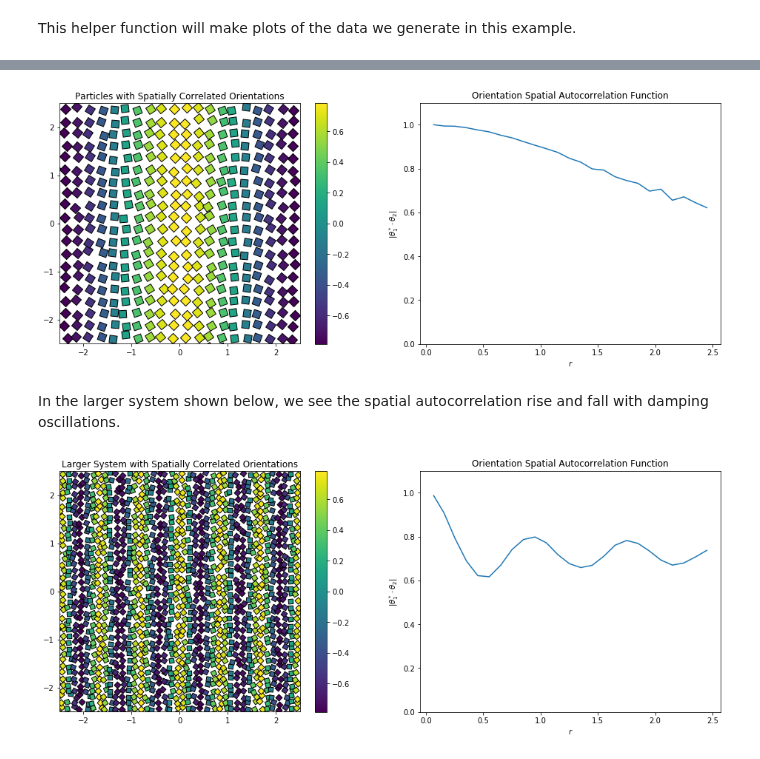
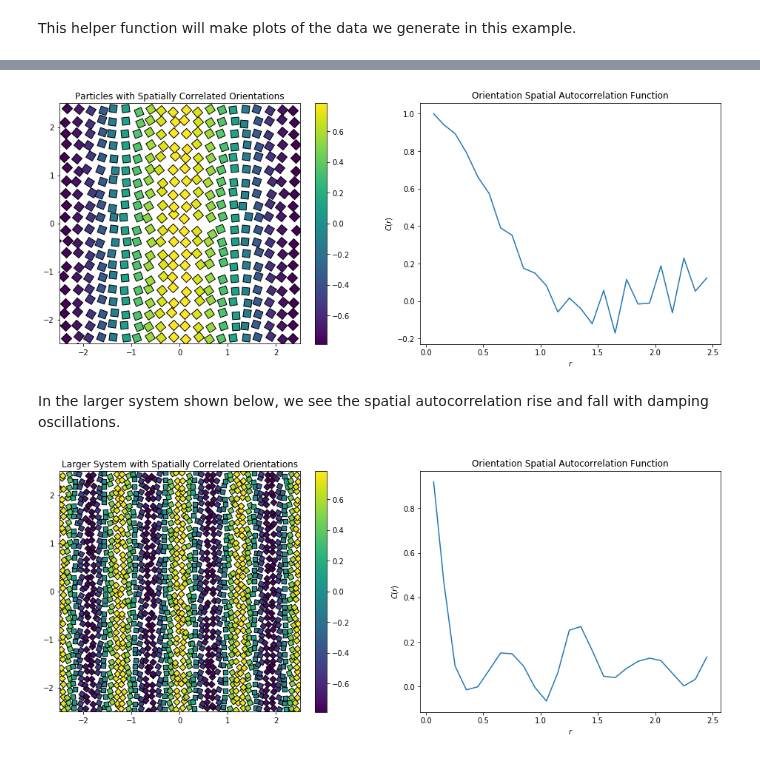
Before and after one commit to glotzerlab/freud-examples, a Jupyter notebook: Density-ComplexCF-Orientation.ipynb, the cells around one changed output, grey strips where cells are left out. Saved outputs shown, nothing was run; the diff lists cells and outputs as text; code cells hidden in the pictures.

```diff
--- a/Density-ComplexCF-Orientation.ipynb
+++ b/Density-ComplexCF-Orientation.ipynb
@@ -21,10 +21,9 @@ def plot_data(title, points, angles, values, box, ccf, s=200):
     plt.colorbar()
     plt.subplot(122)
     plt.title('Orientation Spatial Autocorrelation Function')
-    plt.plot(ccf.R, np.abs(ccf.RDF))
+    plt.plot(ccf.R, np.real(ccf.RDF))
     plt.xlabel(r'$r$')
-    plt.ylabel(r'$\left|\theta_1^* \cdot \theta_2\right|$')
-    plt.ylim((0, 1.1))
+    plt.ylabel(r'$C(r)$')
     plt.show()
 # %% [markdown]
 First, let's generate a 2D structure with perfect orientational order and slight positional disorder (the particles are not perfectly on a grid, but they are perfectly aligned). The color of the particles corresponds to their angle of rotation, so all the particles will be the same color to begin with.
@@ -80,7 +83,7 @@ The plot below shows what happens when we intentionally introduce a correlation
 # %%
 # Use angles that vary spatially in a pattern
 angles = np.pi/4 * np.cos(2*np.pi*points[:, 0]/box.Lx)
-values = np.array(np.exp(angles * 1j))
+values = np.exp(angles * 4j)
 
 # Recompute the correlation functions
 ccf.compute(box, points, np.conj(values), points, values)
@@ -88,22 +91,22 @@ ccf.compute(box, points, np.conj(values), points, values)
 plot_data('Particles with Spatially Correlated Orientations',
           points, angles, values, box, ccf)
 # %% [output]
-[figure, old version]
+[figure, new version]
 # %% [markdown]
 In the larger system shown below, we see the spatial autocorrelation rise and fall with damping oscillations.
 # %%
 # Make a large system
 box, points = make_particles(L=10, repeats=40)
 
 # Use angles that vary spatially in a pattern
-angles = np.pi/4 * np.cos(12*np.pi*points[:, 0]/box.Lx)
-values = np.array(np.exp(angles * 1j))
+angles = np.pi/4 * np.cos(8*np.pi*points[:, 0]/box.Lx)
+values = np.exp(angles * 4j)
 
 # Create a ComplexCF compute object
 ccf = freud.density.ComplexCF(rmax=box.Lx/2, dr=box.Lx/50)
 ccf.compute(box, points, np.conj(values), points, values)
 
 plot_data('Larger System with Spatially Correlated Orientations',
           points, angles, values, box, ccf, s=80)
 # %% [output]
-[figure, old version]
+[figure, new version]
```
Also changed, not shown: parts of 6 cells of this notebook.
